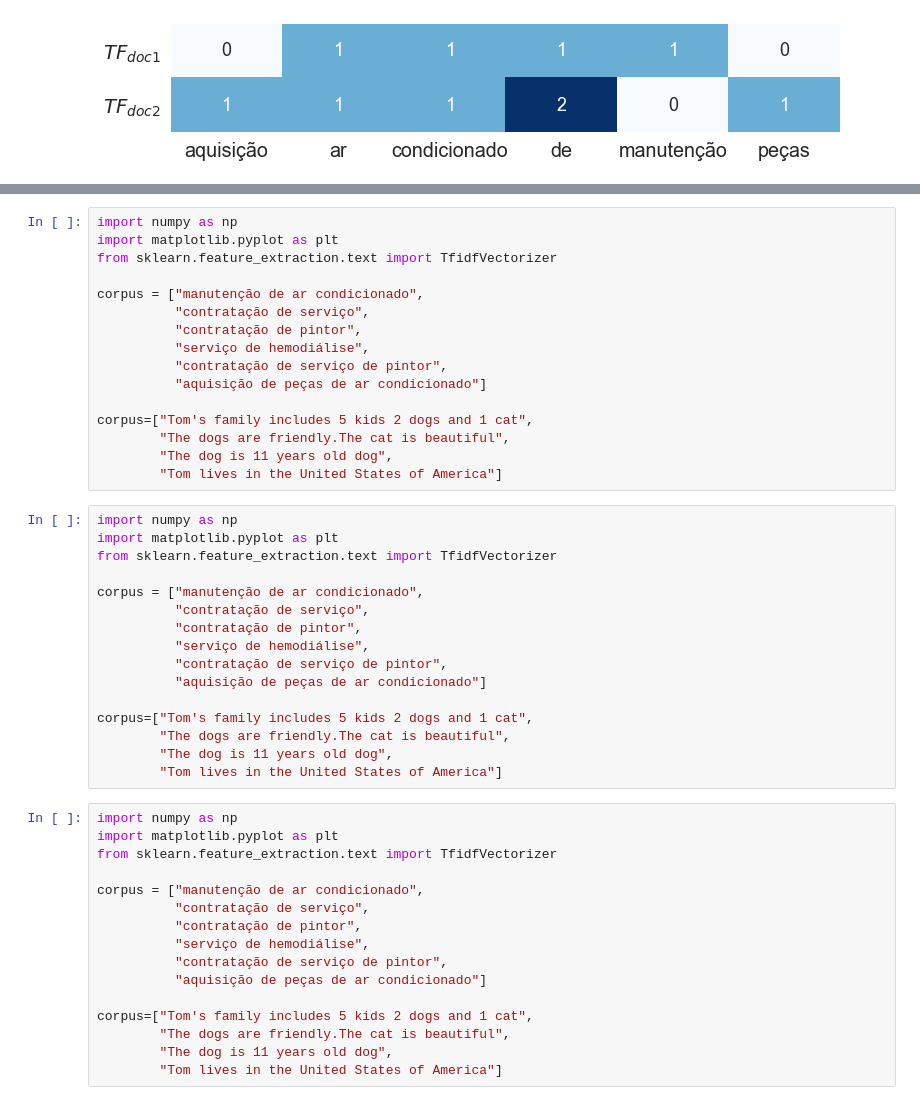
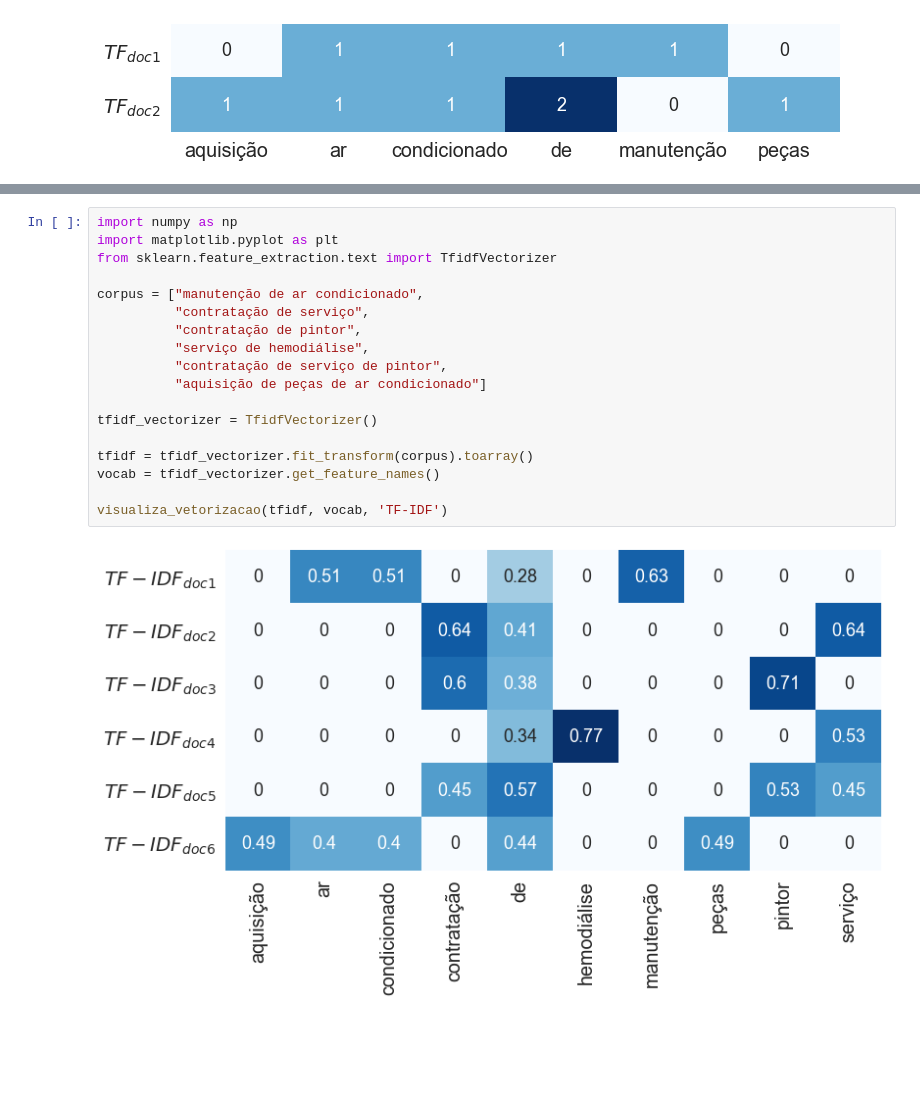
Before and after one commit to brunomssmelo/NLP_com_Deep_Learning, a Jupyter notebook: notebooks/Metodos_classicos_de_vetorizacao_de_palavras_e_documentos.ipynb, the cells around one changed output, grey strips where cells are left out. Cells and saved outputs as stored; diff of their text form; blank space fills up the shorter version.

Commit message:
Ajustes no texto e código de "Metodos_classicos_de_vetorizacao_de_palavras_e_docuemntos.ipynb"

```diff
--- a/notebooks/Metodos_classicos_de_vetorizacao_de_palavras_e_documentos.ipynb
+++ b/notebooks/Metodos_classicos_de_vetorizacao_de_palavras_e_documentos.ipynb
@@ -269,48 +278,20 @@ $$\text{TF-IDF}_{w,d} = \text{TF}_{w,d} \times \text{IDF}_w$$
 # %%
 import numpy as np
 import matplotlib.pyplot as plt
 from sklearn.feature_extraction.text import TfidfVectorizer
 
 corpus = ["manutenção de ar condicionado",
           "contratação de serviço",
           "contratação de pintor",
           "serviço de hemodiálise",
           "contratação de serviço de pintor",
           "aquisição de peças de ar condicionado"]
 
-corpus=["Tom's family includes 5 kids 2 dogs and 1 cat",
-        "The dogs are friendly.The cat is beautiful",
-        "The dog is 11 years old dog",
-        "Tom lives in the United States of America"]
+tfidf_vectorizer = TfidfVectorizer()
+
+tfidf = tfidf_vectorizer.fit_transform(corpus).toarray()
+vocab = tfidf_vectorizer.get_feature_names()
+
+visualiza_vetorizacao(tfidf, vocab, 'TF-IDF')
+# %% [output]
+[figure, added]
-# %%
-import numpy as np
-import matplotlib.pyplot as plt
-from sklearn.feature_extraction.text import TfidfVectorizer
-
-corpus = ["manutenção de ar condicionado",
-          "contratação de serviço",
-          "contratação de pintor",
-          "serviço de hemodiálise",
-          "contratação de serviço de pintor",
-          "aquisição de peças de ar condicionado"]
-
-corpus=["Tom's family includes 5 kids 2 dogs and 1 cat",
-        "The dogs are friendly.The cat is beautiful",
-        "The dog is 11 years old dog",
-        "Tom lives in the United States of America"]
-# %%
-import numpy as np
-import matplotlib.pyplot as plt
-from sklearn.feature_extraction.text import TfidfVectorizer
-
-corpus = ["manutenção de ar condicionado",
-          "contratação de serviço",
-          "contratação de pintor",
-          "serviço de hemodiálise",
-          "contratação de serviço de pintor",
-          "aquisição de peças de ar condicionado"]
-
-corpus=["Tom's family includes 5 kids 2 dogs and 1 cat",
-        "The dogs are friendly.The cat is beautiful",
-        "The dog is 11 years old dog",
-        "Tom lives in the United States of America"]
```
Also changed, not shown: parts of 9 cells of this notebook.
